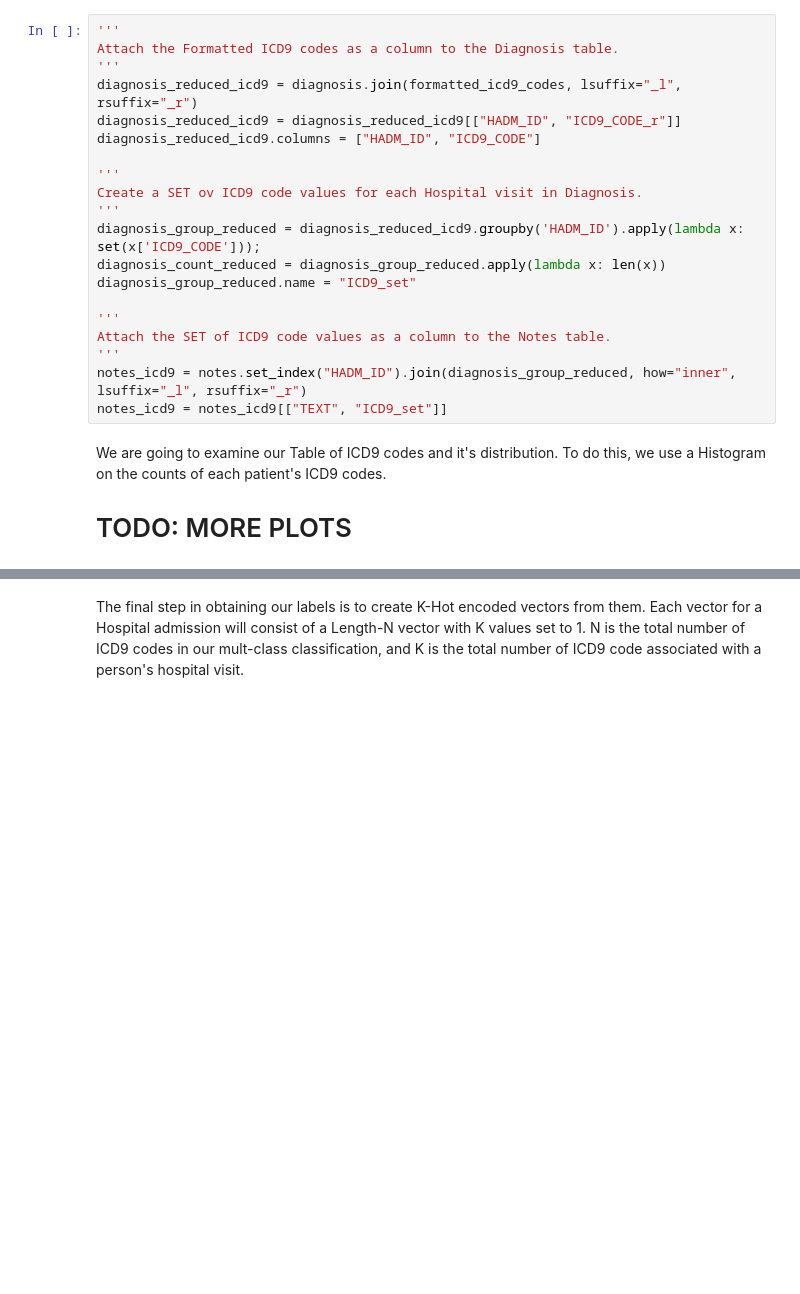
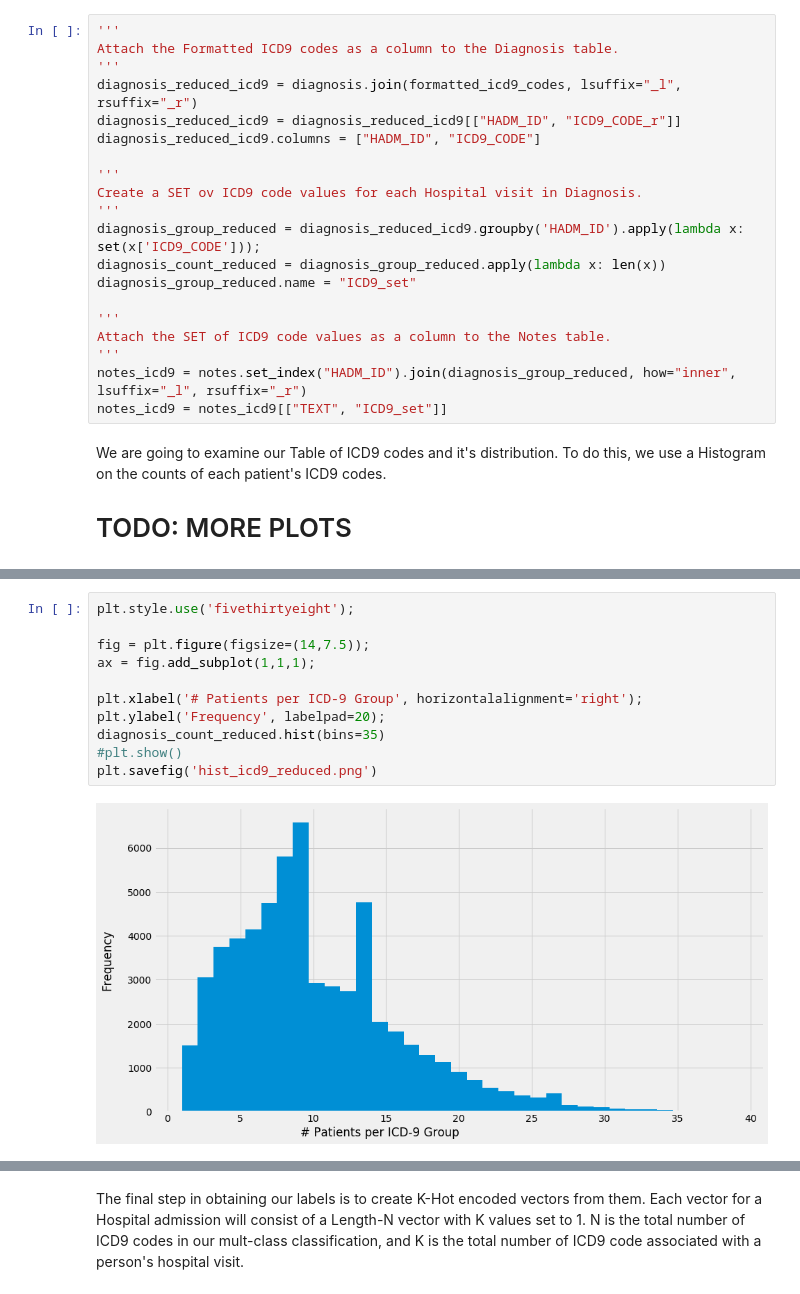
Before and after one commit to ad1m/Dr-ANN, a Jupyter notebook: data_cleaning.ipynb, the cells around one changed output, grey strips where cells are left out. Drawn from its saved outputs; the diff is of its cells as text; blank space fills up the shorter version.

```diff
--- a/data_cleaning.ipynb
+++ b/data_cleaning.ipynb
@@ -114,0 +130,13 @@ if bool_print:
+# %%
+plt.style.use('fivethirtyeight');
+
+fig = plt.figure(figsize=(14,7.5));
+ax = fig.add_subplot(1,1,1);
+
+plt.xlabel('# Patients per ICD-9 Group', horizontalalignment='right');
+plt.ylabel('Frequency', labelpad=20);
+diagnosis_count_reduced.hist(bins=35)
+#plt.show()
+plt.savefig('hist_icd9_reduced.png')
+# %% [output]
+[figure, added]
```
Also changed, not shown: parts of 10 cells of this notebook.
